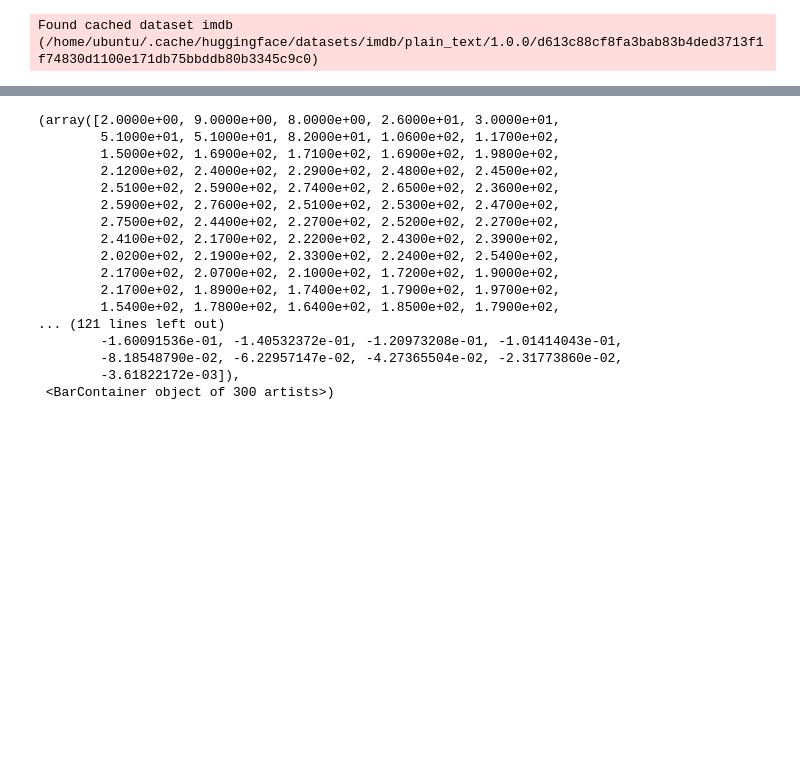
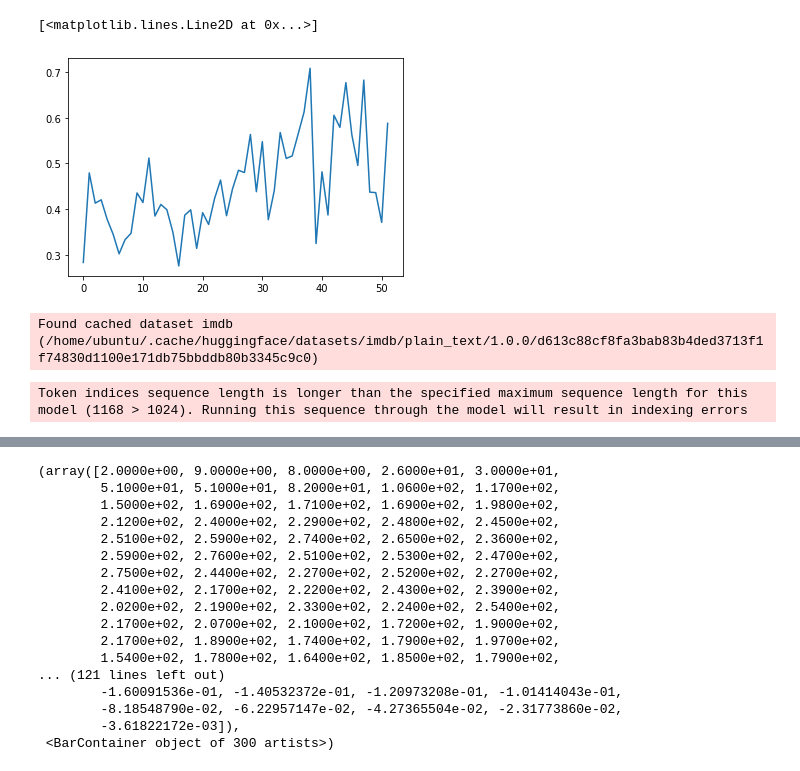
Before and after one commit to aranku/trlx, a Jupyter notebook: examples/dt_statistics.ipynb, the cells around one changed output, grey strips where cells are left out. Cells and saved outputs as stored; diff of their text form; code cells hidden in the pictures; blank space fills up the shorter version.

```diff
--- a/examples/dt_statistics.ipynb
+++ b/examples/dt_statistics.ipynb
@@ -5,6 +5,18 @@ import os
 from matplotlib import mlab
 import matplotlib.pyplot as plt
 import numpy as np
+# %%
+values = [0.2833, 0.4793, 0.4131, 0.4204, 0.3776, 0.3451, 0.3022, 0.3332, 0.3471,
+         0.4354, 0.4145, 0.5118, 0.3849, 0.4102, 0.3988, 0.3502, 0.2758, 0.3868,
+         0.3985, 0.3142, 0.3922, 0.3665, 0.4234, 0.4636, 0.3856, 0.4441, 0.4850,
+         0.4800, 0.5634, 0.4381, 0.5476, 0.3770, 0.4406, 0.5676, 0.5109, 0.5163,
+         0.5642, 0.6127, 0.7082, 0.3247, 0.4816, 0.3872, 0.6053, 0.5788, 0.6768,
+         0.5625, 0.4955, 0.6823, 0.4372, 0.4361, 0.3710, 0.5877]
+
+plt.plot(values)
+# %% [output]
+[<matplotlib.lines.Line2D at 0x...>]
+[figure, added]
 # %%
 dataset = load_dataset("imdb", split="train+test")
 sentiment_fn = pipeline(
@@ -17,3 +29,8 @@ sentiment_fn = pipeline(
     )
 # %% [output]
 Found cached dataset imdb (/home/ubuntu/.cache/huggingface/datasets/imdb/plain_text/1.0.0/d613c88cf8fa3bab83b4ded3713f1f74830d1100e171db75bbddb80b3345c9c0)
+# %%
+tokenizer = AutoTokenizer.from_pretrained("gpt2")
+num_tokens = list(map(lambda x: len(tokenizer(x)[0]), dataset["text"]))
+# %% [output]
+Token indices sequence length is longer than the specified maximum sequence length for this model (1168 > 1024). Running this sequence through the model will result in indexing errors
```
Also changed, not shown: parts of 2 cells of this notebook, 7 other files.
